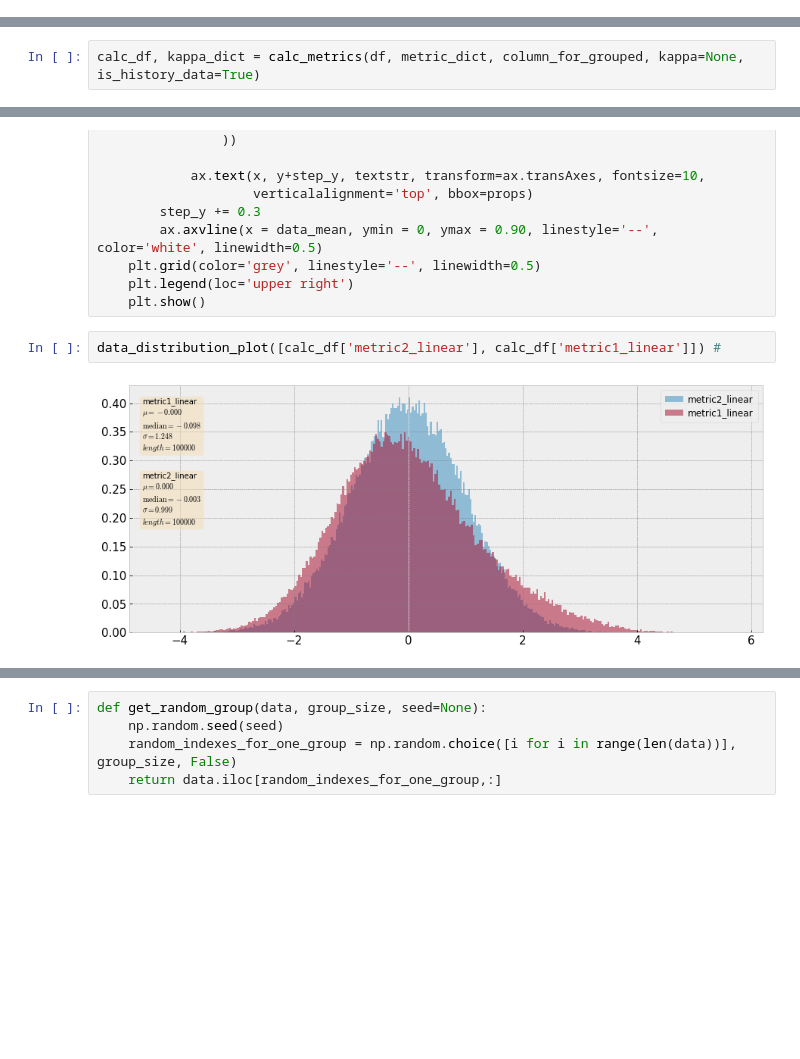
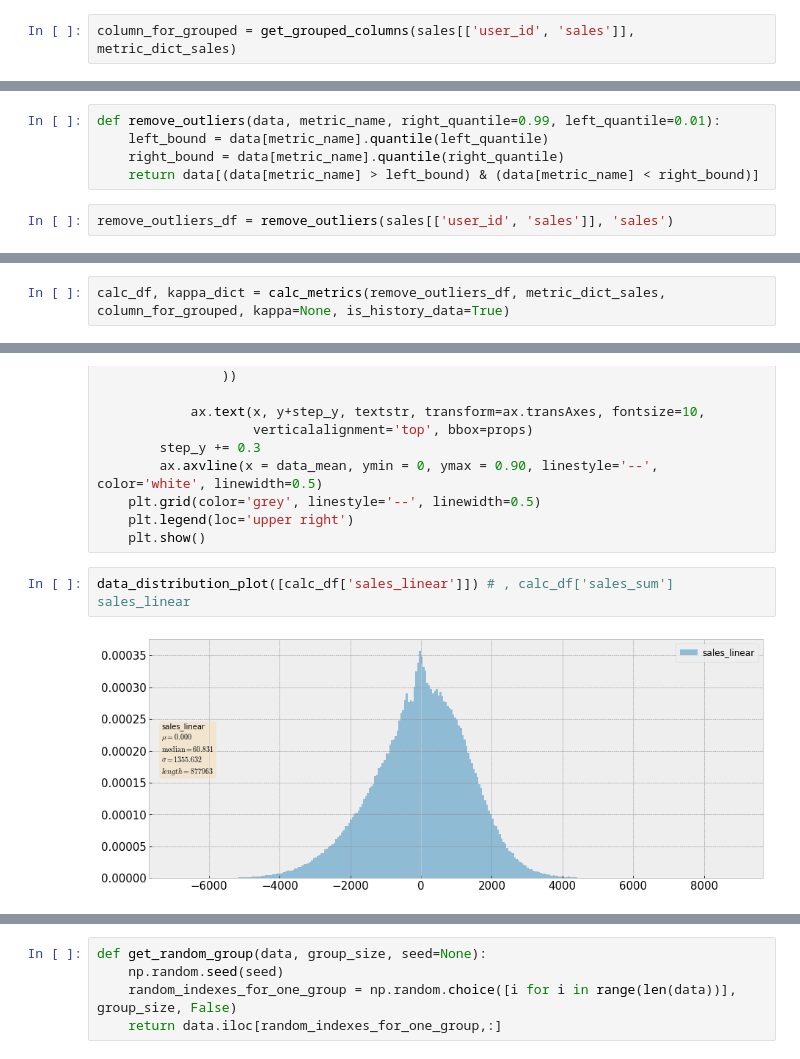
Before and after one commit to repinmihail/AB-test-pipeline, a Jupyter notebook: AB-pipline.ipynb, the cells around one changed output, grey strips where cells are left out. Drawn from its saved outputs; the diff is of its cells as text; blank space fills up the shorter version.

```diff
--- a/AB-pipline.ipynb
+++ b/AB-pipline.ipynb
@@ -137,0 +212,2 @@ column_for_grouped
+# %%
+column_for_grouped = get_grouped_columns(sales[['user_id', 'sales']], metric_dict_sales)
@@ -153,3 +233,10 @@ def get_agg_dict(val):
     metrics = get_numerator_and_denominator_list(val)
     functions = get_numerator_and_denominator_func(val)
     return dict(zip(metrics, functions))
+# %%
+def remove_outliers(data, metric_name, right_quantile=0.99, left_quantile=0.01):
+    left_bound = data[metric_name].quantile(left_quantile)
+    right_bound = data[metric_name].quantile(right_quantile)
+    return data[(data[metric_name] > left_bound) & (data[metric_name] < right_bound)]
+# %%
+remove_outliers_df = remove_outliers(sales[['user_id', 'sales']], 'sales')
@@ -213,7 +346,7 @@ def calc_metrics(data, metric_dict, column_for_grouped, kappa=None, is_history_d
     res = pd.merge(user_metrics_df, simple_ratio_metrics, how='left', on=column_for_grouped)
     return res, kappa_dict
 # %%
-calc_df, kappa_dict = calc_metrics(df, metric_dict, column_for_grouped, kappa=None, is_history_data=True)
+calc_df, kappa_dict = calc_metrics(remove_outliers_df, metric_dict_sales, column_for_grouped, kappa=None, is_history_data=True)
 # %%
 show_json(kappa_dict)
 # %% [output]
@@ -273,9 +405,9 @@ def data_distribution_plot(metrics, verbose=True):
     plt.legend(loc='upper right')
     plt.show()
 # %%
-data_distribution_plot([calc_df['metric2_linear'], calc_df['metric1_linear']]) #
+data_distribution_plot([calc_df['sales_linear']]) # , calc_df['sales_sum'] sales_linear
 # %% [output]
-[figure, old version]
+[figure, new version]
 # %%
 # TODO доработать функцию так, чтобы деление было на не равные группы или вынести это в другую функцию
 def stratified_without_group(data, strata_list, group_size, weight, metric_name, strat_concat_column='strat_concat_column', group_count=1, larger_group_weight=0.5, verbose=False):
```
Also changed, not shown: parts of 42 cells of this notebook, 3 other files.
